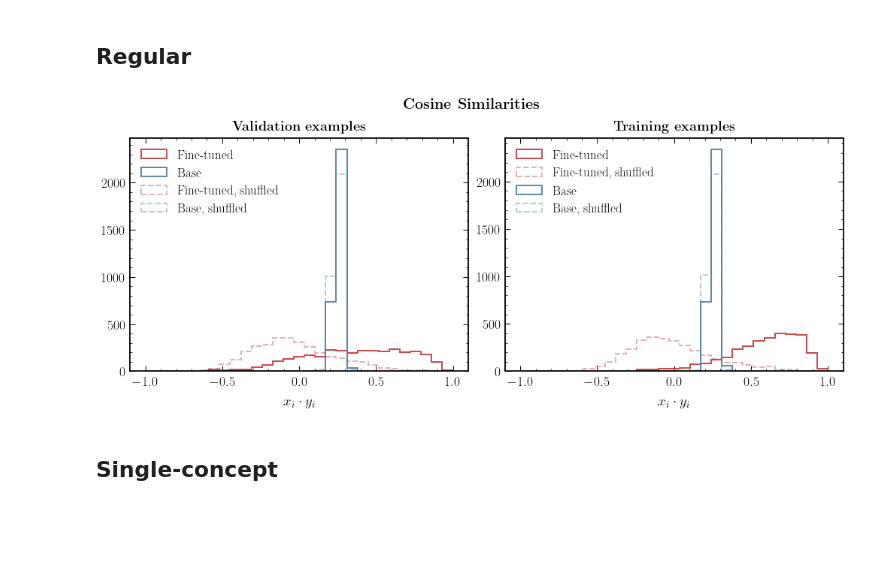
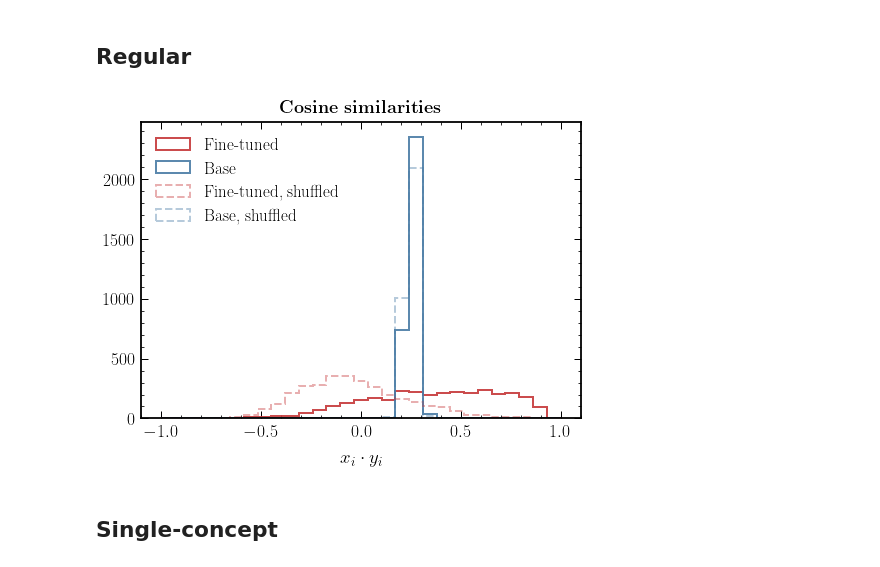
Before and after one commit to smsharma/PAPERCLIP-Hubble, a Jupyter notebook: notebooks/09_dot_product_eval.ipynb, the cells around one changed output. Drawn from its saved outputs; the diff is of its cells as text; code cells hidden in the pictures; blank space fills up the shorter version.

```diff
--- a/notebooks/09_dot_product_eval.ipynb
+++ b/notebooks/09_dot_product_eval.ipynb
@@ -177,4 +176,23 @@ ds = make_dataloader(files, batch_size=config.training.batch_size, seed=config.s
 
 image_feat_stack, captions_feat_stack, images_stack, captions_stack = get_features_ds(restored_state, ds)
 image_base_feat_stack, captions_feat_base_stack, images_base_stack, captions_base_stack = get_features_ds(state, ds)
+# %%
+bins = np.linspace(-1, 1, 30)
+lw = 2
+
+fig, ax = plt.subplots(1, 1, figsize=(7.7 * 0.9, 6 * 0.9))
+
+ax.hist(jax.vmap(cosine_similarity)(np.vstack(image_feat_stack), np.vstack(captions_feat_stack)[:]), histtype='step', label="Fine-tuned", bins=bins, lw=lw)
+ax.hist(jax.vmap(cosine_similarity)(np.vstack(image_base_feat_stack), np.vstack(captions_feat_base_stack)), histtype='step', label="Base", bins=bins, lw=lw)
+ax.hist(jax.vmap(cosine_similarity)(np.vstack(image_feat_stack), jax.random.permutation(jax.random.PRNGKey(42), np.vstack(captions_feat_stack)[:])), histtype='step', label="Fine-tuned, shuffled", bins=bins, lw=lw, color=cols_default[0], ls='--', alpha=0.4)
+ax.hist(jax.vmap(cosine_similarity)(np.vstack(image_base_feat_stack), jax.random.permutation(jax.random.PRNGKey(42), np.vstack(captions_feat_base_stack)[:])), histtype='step', label="Base, shuffled", bins=bins, lw=lw, color=cols_default[1], ls='--', alpha=0.4)
+
+ax.set_xlabel("$x_i\cdot y_i$")
+ax.legend()
+ax.set_title(r"\textbf{Cosine similarities}", y=1.01)
+
+plt.tight_layout()
+plt.savefig("../paper/plots/sim_val.pdf")
+# %% [output]
+[figure, added]
 # %%
@@ -186,33 +204,31 @@ image_base_feat_train_stack, captions_feat_train_base_stack, images_train_base_s
 # %%
-bins = np.linspace(-1, 1, 30)
-lw = 2
+# bins = np.linspace(-1, 1, 30)
+# lw = 2
 
-fig, ax = plt.subplots(1, 2, figsize=(14, 6))
+# fig, ax = plt.subplots(1, 2, figsize=(14, 6))
 
-ax[0].hist(jax.vmap(cosine_similarity)(np.vstack(image_feat_stack), np.vstack(captions_feat_stack)[:]), histtype='step', label="Fine-tuned", bins=bins, lw=lw)
-ax[0].hist(jax.vmap(cosine_similarity)(np.vstack(image_base_feat_stack), np.vstack(captions_feat_base_stack)), histtype='step', label="Base", bins=bins, lw=lw)
-ax[0].hist(jax.vmap(cosine_similarity)(np.vstack(image_feat_stack), jax.random.permutation(jax.random.PRNGKey(42), np.vstack(captions_feat_stack)[:])), histtype='step', label="Fine-tuned, shuffled", bins=bins, lw=lw, color=cols_default[0], ls='--', alpha=0.4)
-ax[0].hist(jax.vmap(cosine_similarity)(np.vstack(image_base_feat_stack), jax.random.permutation(jax.random.PRNGKey(42), np.vstack(captions_feat_base_stack)[:])), histtype='step', label="Base, shuffled", bins=bins, lw=lw, color=cols_default[1], ls='--', alpha=0.4)
+# ax[0].hist(jax.vmap(cosine_similarity)(np.vstack(image_feat_stack), np.vstack(captions_feat_stack)[:]), histtype='step', label="Fine-tuned", bins=bins, lw=lw)
+# ax[0].hist(jax.vmap(cosine_similarity)(np.vstack(image_base_feat_stack), np.vstack(captions_feat_base_stack)), histtype='step', label="Base", bins=bins, lw=lw)
+# ax[0].hist(jax.vmap(cosine_similarity)(np.vstack(image_feat_stack), jax.random.permutation(jax.random.PRNGKey(42), np.vstack(captions_feat_stack)[:])), histtype='step', label="Fine-tuned, shuffled", bins=bins, lw=lw, color=cols_default[0], ls='--', alpha=0.4)
+# ax[0].hist(jax.vmap(cosine_similarity)(np.vstack(image_base_feat_stack), jax.random.permutation(jax.random.PRNGKey(42), np.vstack(captions_feat_base_stack)[:])), histtype='step', label="Base, shuffled", bins=bins, lw=lw, color=cols_default[1], ls='--', alpha=0.4)
 
-ax[0].set_xlabel("$x_i\cdot y_i$")
-ax[0].legend()
-ax[0].set_title(r"\textbf{Validation examples}", y=1.01)
+# ax[0].set_xlabel("$x_i\cdot y_i$")
+# ax[0].legend()
+# ax[0].set_title(r"\textbf{Validation examples}", y=1.01)
 
-ax[1].hist(jax.vmap(cosine_similarity)(np.vstack(image_feat_train_stack), np.vstack(captions_feat_train_stack)[:]), histtype='step', label="Fine-tuned", bins=bins, lw=lw)
-ax[1].hist(jax.vmap(cosine_similarity)(np.vstack(image_feat_train_stack), jax.random.permutation(jax.random.PRNGKey(42), np.vstack(captions_feat_train_stack)[:])), histtype='step', label="Fine-tuned, shuffled", bins=bins, lw=lw, color=cols_default[0], ls='--', alpha=0.4)
-ax[1].hist(jax.vmap(cosine_similarity)(np.vstack(image_base_feat_train_stack), np.vstack(captions_feat_train_base_stack)), histtype='step', label="Base", bins=bins, lw=lw)
-ax[1].hist(jax.vmap(cosine_similarity)(np.vstack(image_base_feat_train_stack), jax.random.permutation(jax.random.PRNGKey(42), np.vstack(captions_feat_train_base_stack)[:])), histtype='step', label="Base, shuffled", bins=bins, lw=lw, color=cols_default[1], ls='--', alpha=0.4)
+# ax[1].hist(jax.vmap(cosine_similarity)(np.vstack(image_feat_train_stack), np.vstack(captions_feat_train_stack)[:]), histtype='step', label="Fine-tuned", bins=bins, lw=lw)
+# ax[1].hist(jax.vmap(cosine_similarity)(np.vstack(image_feat_train_stack), jax.random.permutation(jax.random.PRNGKey(42), np.vstack(captions_feat_train_stack)[:])), histtype='step', label="Fine-tuned, shuffled", bins=bins, lw=lw, color=cols_default[0], ls='--', alpha=0.4)
+# ax[1].hist(jax.vmap(cosine_similarity)(np.vstack(image_base_feat_train_stack), np.vstack(captions_feat_train_base_stack)), histtype='step', label="Base", bins=bins, lw=lw)
+# ax[1].hist(jax.vmap(cosine_similarity)(np.vstack(image_base_feat_train_stack), jax.random.permutation(jax.random.PRNGKey(42), np.vstack(captions_feat_train_base_stack)[:])), histtype='step', label="Base, shuffled", bins=bins, lw=lw, color=cols_default[1], ls='--', alpha=0.4)
 
-ax[1].set_xlabel("$x_i\cdot y_i$")
-ax[1].legend()
-ax[1].set_title(r"\textbf{Training examples}", y=1.01)
+# ax[1].set_xlabel("$x_i\cdot y_i$")
+# ax[1].legend()
+# ax[1].set_title(r"\textbf{Training examples}", y=1.01)
 
-fig.suptitle(r"\textbf{Cosine Similarities}", fontsize=20)
+# fig.suptitle(r"\textbf{Cosine Similarities}", fontsize=20)
 
-plt.tight_layout()
-plt.savefig("../paper/plots/sim_valtrain.pdf")
+# plt.tight_layout()
+# plt.savefig("../paper/plots/sim_valtrain.pdf")
-# %% [output]
-[figure, removed]
 # %% [markdown]
 ## Single-concept
 # %%
```
Also changed, not shown: parts of 22 cells of this notebook, 3 other files.
